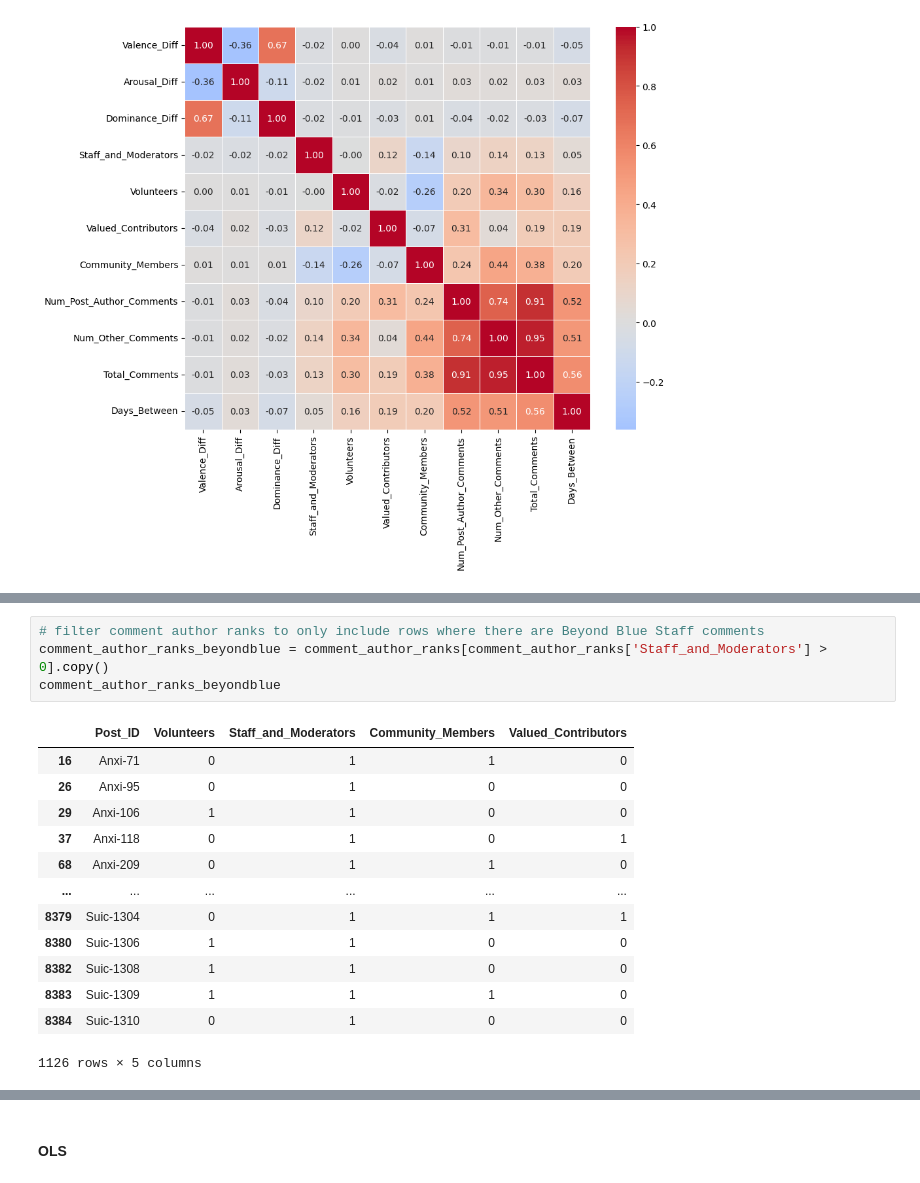
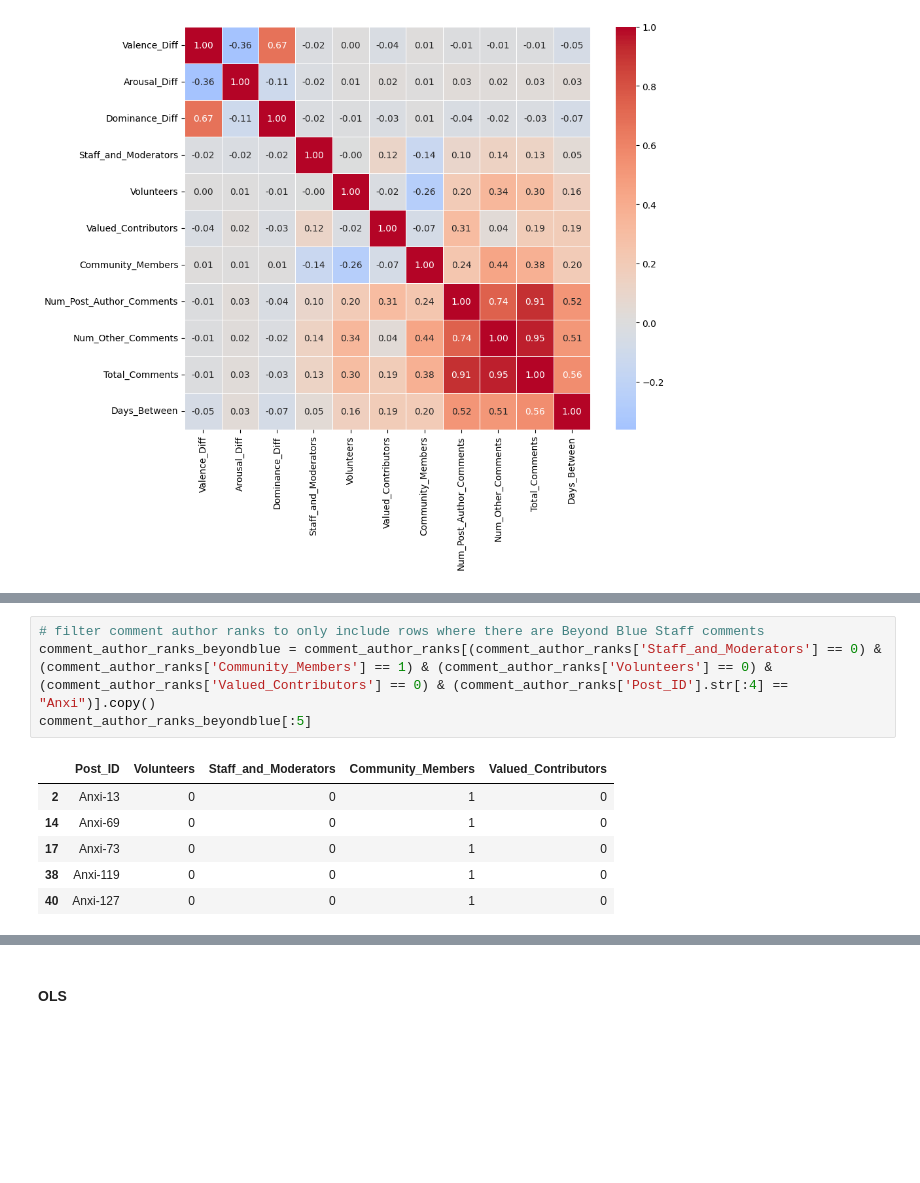
Before and after one commit to PutraAryotama/research_project, a Jupyter notebook: mental_health_severity.ipynb, the cells around one changed output, grey strips where cells are left out. Saved outputs shown, nothing was run; the diff lists cells and outputs as text; blank space fills up the shorter version.

Commit message:
added_data_post_stitched_edited

```diff
--- a/mental_health_severity.ipynb
+++ b/mental_health_severity.ipynb
@@ -2161,18 +2177,11 @@ dtype: object
 # %%
 # filter comment author ranks to only include rows where there are Beyond Blue Staff comments
-comment_author_ranks_beyondblue = comment_author_ranks[comment_author_ranks['Staff_and_Moderators'] > 0].copy()
-comment_author_ranks_beyondblue
+comment_author_ranks_beyondblue = comment_author_ranks[(comment_author_ranks['Staff_and_Moderators'] == 0) & (comment_author_ranks['Community_Members'] == 1) & (comment_author_ranks['Volunteers'] == 0) & (comment_author_ranks['Valued_Contributors'] == 0) & (comment_author_ranks['Post_ID'].str[:4] == "Anxi")].copy()
+comment_author_ranks_beyondblue[:5]
 # %% [output]
 |  | Post_ID | Volunteers | Staff_and_Moderators | Community_Members | Valued_Contributors |
-| 16 | Anxi-71 | 0 | 1 | 1 | 0 |
-| 26 | Anxi-95 | 0 | 1 | 0 | 0 |
-| 29 | Anxi-106 | 1 | 1 | 0 | 0 |
-| 37 | Anxi-118 | 0 | 1 | 0 | 1 |
-| 68 | Anxi-209 | 0 | 1 | 1 | 0 |
-| ... | ... | ... | ... | ... | ... |
-| 8379 | Suic-1304 | 0 | 1 | 1 | 1 |
-| 8380 | Suic-1306 | 1 | 1 | 0 | 0 |
-| 8382 | Suic-1308 | 1 | 1 | 0 | 0 |
-| 8383 | Suic-1309 | 1 | 1 | 1 | 0 |
-| 8384 | Suic-1310 | 0 | 1 | 0 | 0 |
+| 2 | Anxi-13 | 0 | 0 | 1 | 0 |
+| 14 | Anxi-69 | 0 | 0 | 1 | 0 |
+| 17 | Anxi-73 | 0 | 0 | 1 | 0 |
+| 38 | Anxi-119 | 0 | 0 | 1 | 0 |
+| 40 | Anxi-127 | 0 | 0 | 1 | 0 |
-1126 rows × 5 columns
```
Also changed, not shown: parts of 5 cells of this notebook, 1 other file.
